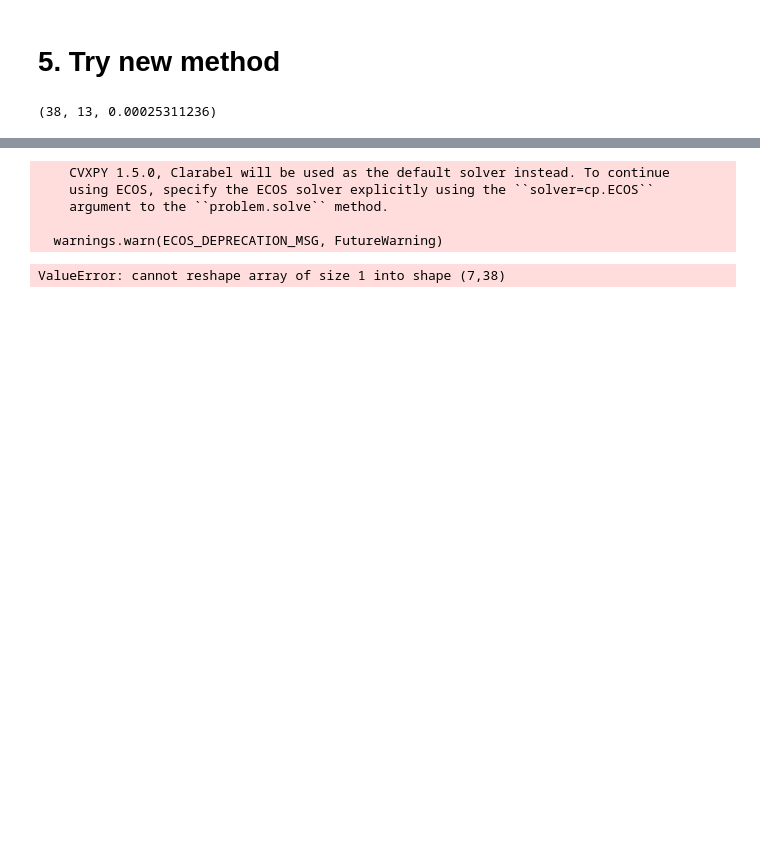
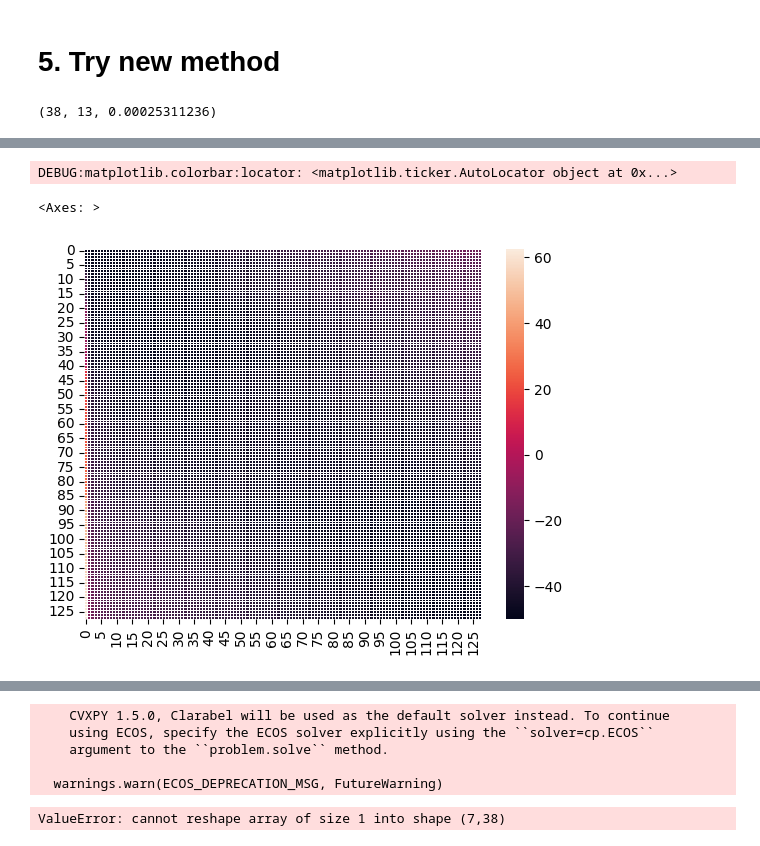
Before and after one commit to hanahhh/WTK-distance, a Jupyter notebook: examples/knn_mask_map_metric_test.ipynb, the cells around one changed output, grey strips where cells are left out. Drawn from its saved outputs; the diff is of its cells as text; code cells hidden in the pictures; blank space fills up the shorter version.

```diff
--- a/examples/knn_mask_map_metric_test.ipynb
+++ b/examples/knn_mask_map_metric_test.ipynb
@@ -428,3 +439,31 @@ def create_neighbor_relationship(xs):
     f1 = np.cumsum(d)
     sum_dist = f1[len(f1)-1]
     return f1/sum_dist
+# %%
+def create_mask_KL(xs, xt, type=1):
+    f1 = create_neighbor_relationship(xs)
+    f2 = create_neighbor_relationship(xt)
+    n = len(f1)
+    m = len(f2)
+    M = np.zeros((n, m))
+    for i in range(0, n):
+        for j in range(0, m):
+            if type == 1:
+                if f1[i] == f2[j]:
+                    M[i][j] = 1
+                else:
+                    M[i][j] = max(f1[i], f2[j])/min(f1[i], f2[j])
+            else:
+                M[i][j] = np.abs(f1[i] - f2[j])/np.sqrt(1/(n**2) + 1/(m**2))
+    return M
+# %%
+def cost_matrix_1d(x, y):
+    x = np.array(x).reshape(-1, 1)
+    y = np.array(y).reshape(1, -1)
+    Cxy = (x - y) ** 2
+    return Cxy
+# %%
+I = create_I(len(xs), len(xt))
+KL = create_mask_KL(xs, xt, type=2)
+M = cost_matrix_1d(xs, xt)
+I.shape, KL.shape, M.shape
@@ -430,0 +472,6 @@ def create_neighbor_relationship(xs):
+# %%
+import math
+lambda1 = 50
+lambda2 = 0.1
+delta = 1
+M_hat = M - lambda1 * I + lambda2 * (KL / (2 * delta ** 2) + np.log(delta * np.sqrt(2 * math.pi)))
@@ -431,3 +494,9 @@ def create_neighbor_relationship(xs):
+# %%
+sns.heatmap(M_hat, linewidth=0.5)
+# %% [output]
+DEBUG:matplotlib.colorbar:locator: <matplotlib.ticker.AutoLocator object at 0x...>
+<Axes: >
+[figure, added]
 # %%
 def create_mask_1(xs, xt, lamb):
     f1 = create_neighbor_relationship(xs)
```
Also changed, not shown: parts of 4 cells of this notebook.
